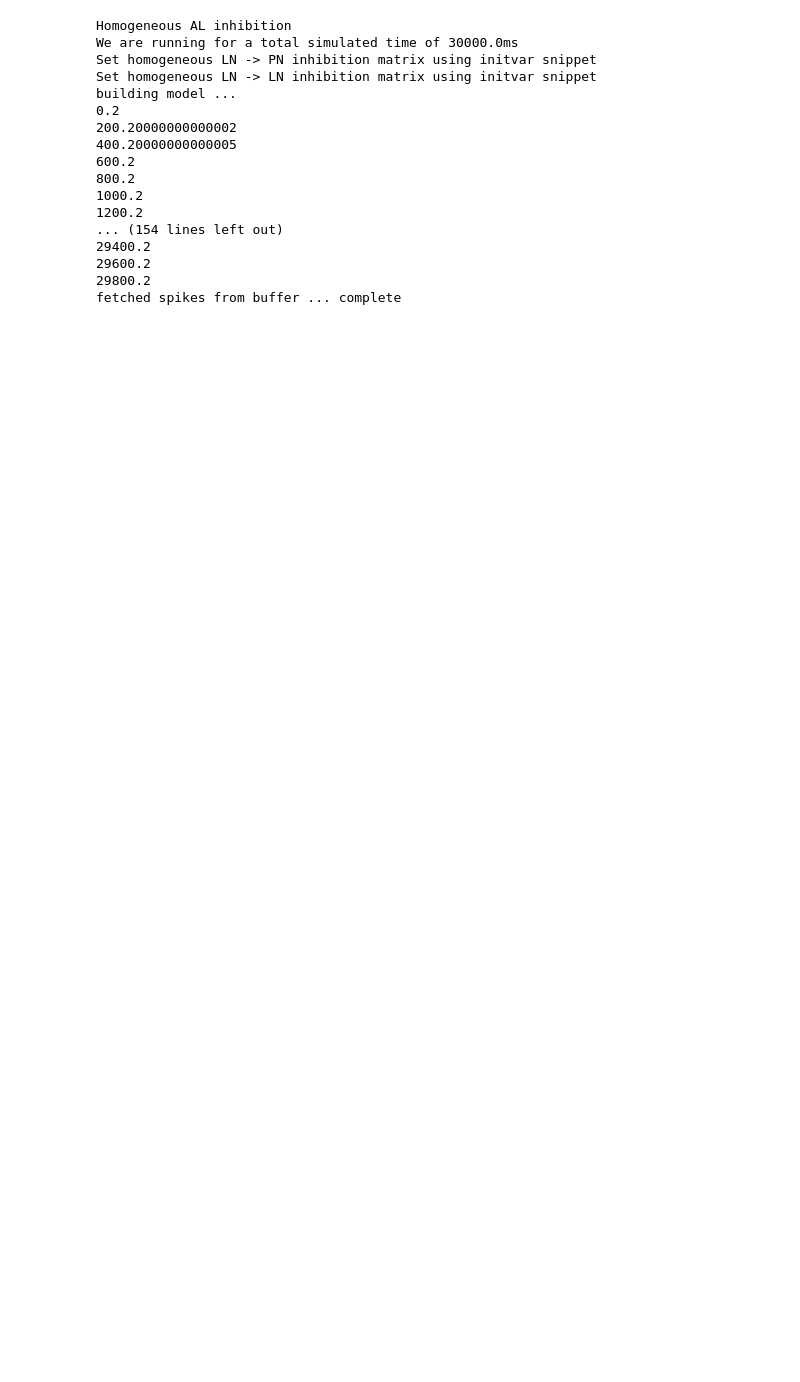
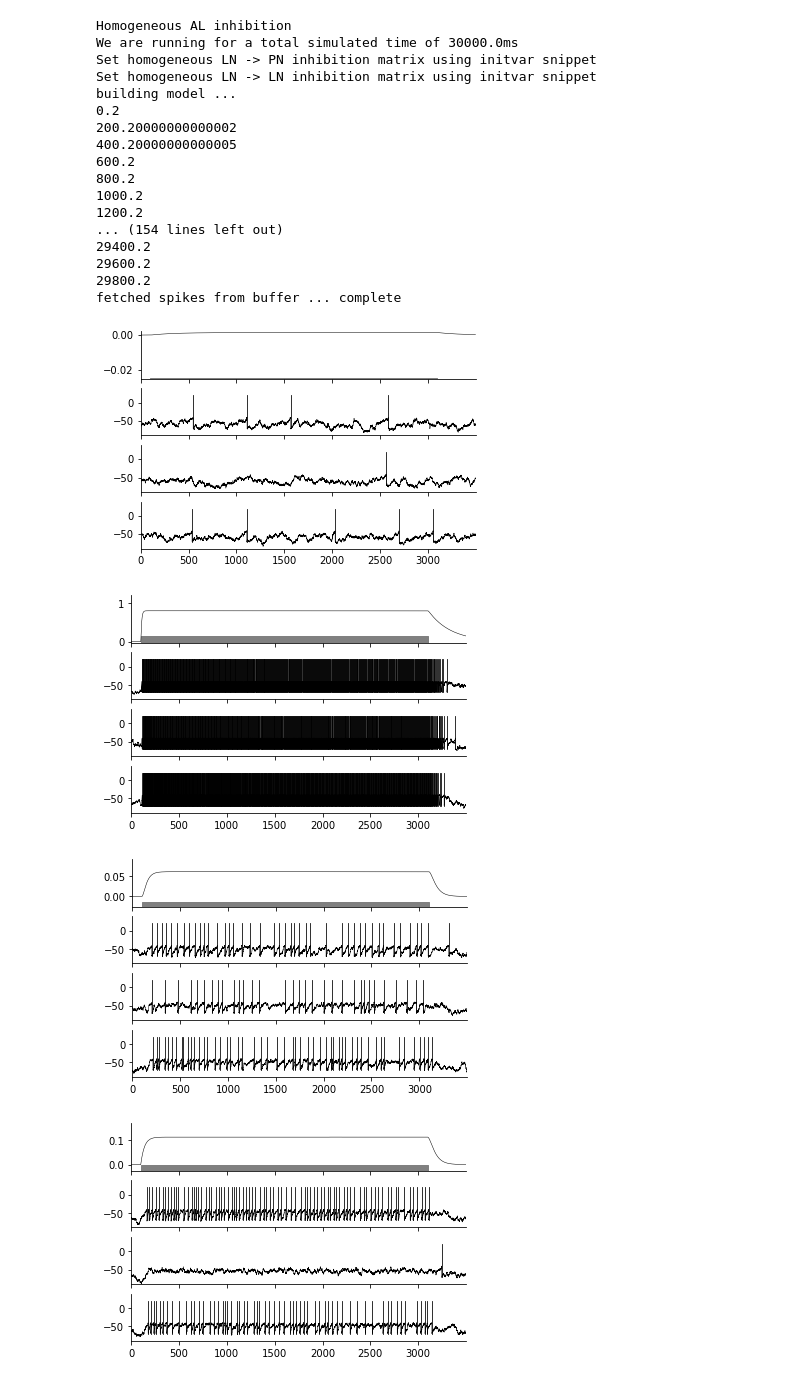
Before and after one commit to tnowotny/bee_al_2021, a Jupyter notebook: src/figure_examples.ipynb, the cells around one changed output. Drawn from its saved outputs; the diff is of its cells as text; code cells hidden in the pictures; blank space fills up the shorter version.

```diff
--- a/src/figure_examples.ipynb
+++ b/src/figure_examples.ipynb
@@ -121,40 +121,55 @@ def plot_spikes(spike_t, spike_ID, idx, n, toff, ax):
     y[1,:]= 20.0
     ax.plot(x,y,'k',lw=0.8)
 # %%
+plt.rc('font', size=10)
 dt= sim.dt
+t= np.arange(0, 3500, dt)
 for i in range(4):
     ioff= int((i*paras["trial_time"]+2900.0)/dt)
     toff= ioff*dt
     # plot raw data of the responses - bound receptor, ORN V, PN V, LN V
-    figure, ax= plt.subplots(4)
-    t= np.arange(toff, toff+3500, dt)
+    figure, ax= plt.subplots(4,sharex=True)
     npts= t.shape[0]
     # find the strongest glomerulus
     ra= state_bufs["ORs_ra"][ioff:ioff+npts,:]
     ra_sum= np.sum(ra, axis=0)
     idx= np.argmax(ra_sum)
+    ax[0].spines['right'].set_visible(False)
+    ax[0].spines['top'].set_visible(False)
     ax[0].plot(t, ra[:,idx],'k',lw=0.5)
-    ax[0].set_ylim([-0.05, np.maximum(0.35,1.2*np.amax(ra[:,idx]))])
-    ax[0].set_xticklabels([])
-    ax[0].add_patch(Rectangle((toff+100, -0.05), 3000, 0.03,
+    ax[0].set_xlim([0, t[-1]])
+    ax[0].set_ylim([-0.025, 1.5*np.amax(ra[:,idx])])
+    #ax[0].set_xticklabels([])
+    ax[0].add_patch(Rectangle((100, -0.025), 3000, 0.2*np.amax(ra[:,idx]),
             edgecolor = 'grey',
             facecolor = 'grey',
             fill=True))
 
     VORN= state_bufs["ORNs_V"][ioff:ioff+npts,:]
+    ax[1].spines['right'].set_visible(False)
+    ax[1].spines['top'].set_visible(False)
     ax[1].plot(t, VORN[:,idx*paras["n"]["ORNs"]],'k',lw=0.5)
-    plot_spikes(spike_t["ORNs"], spike_ID["ORNs"], idx, paras["n"]["ORNs"], toff, ax[1])
-    ax[1].set_ylim([-90, 30])
-    ax[1].set_xticklabels([])
+    plot_spikes(spike_t["ORNs"]-toff, spike_ID["ORNs"], idx, paras["n"]["ORNs"], 0, ax[1])
+    ax[1].set_ylim([-90, 40])
+    #ax[1].set_xticklabels([])
     VPN= state_bufs["PNs_V"][ioff:ioff+npts,:]
+    ax[2].spines['right'].set_visible(False)
+    ax[2].spines['top'].set_visible(False)
     ax[2].plot(t, VPN[:,idx*paras["n"]["PNs"]],'k',lw=0.5)
-    plot_spikes(spike_t["PNs"], spike_ID["PNs"], idx, paras["n"]["PNs"], toff, ax[2])
-    ax[2].set_ylim([-90, 30])
-    ax[2].set_xticklabels([])
+    plot_spikes(spike_t["PNs"]-toff, spike_ID["PNs"], idx, paras["n"]["PNs"], 0, ax[2])
+    ax[2].set_ylim([-90, 40])
+    #ax[2].set_xticklabels([])
     VLN= state_bufs["LNs_V"][ioff:ioff+npts,:]
+    ax[3].spines['right'].set_visible(False)
+    ax[3].spines['top'].set_visible(False)
     ax[3].plot(t, VLN[:,idx*paras["n"]["LNs"]],'k',lw=0.5)
-    plot_spikes(spike_t["LNs"], spike_ID["LNs"], idx, paras["n"]["LNs"], toff, ax[3])
-    ax[3].set_ylim([-90, 30])
+    plot_spikes(spike_t["LNs"]-toff, spike_ID["LNs"], idx, paras["n"]["LNs"], 0, ax[3])
+    ax[3].set_ylim([-90, 40])
     name= "ex_"+str(i)+"raw_traces.png"
     plt.savefig(name,dpi=300)
 plt.show()
+# %% [output]
+[figure, added]
+[figure, added]
+[figure, added]
+[figure, added]
```
Also changed, not shown: 1 other file.
